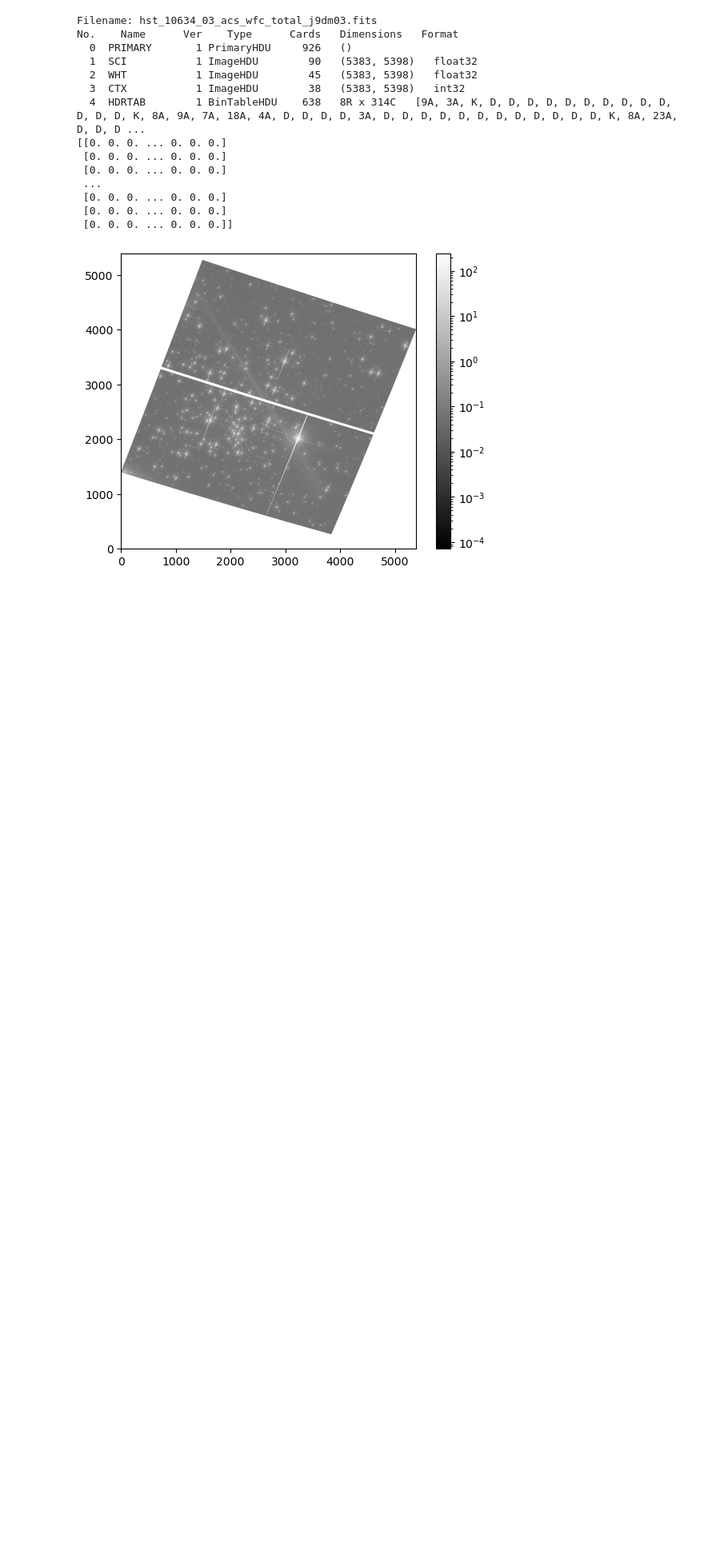
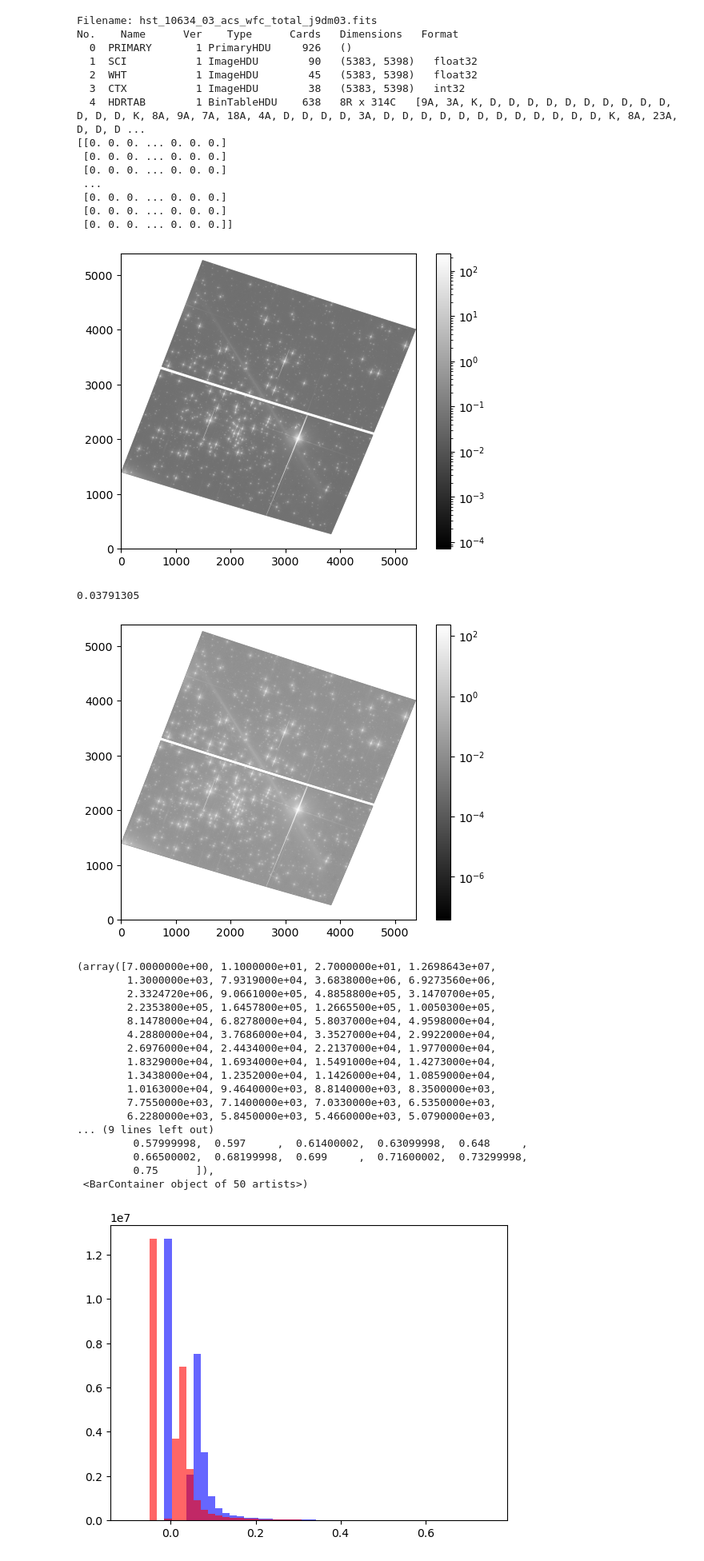
Before and after one commit to GravesTone5/Astro1221Project3, a Jupyter notebook: Project3.ipynb, the cells around one changed output. Shown at 80% size. Saved outputs shown, nothing was run; the diff lists cells and outputs as text; code cells hidden in the pictures; blank space fills up the shorter version.

Commit message:
added background subtraction(?)

```diff
--- a/Project3.ipynb
+++ b/Project3.ipynb
@@ -61,6 +61,52 @@ No.    Name      Ver    Type      Cards   Dimensions   Format
  [0. 0. 0. ... 0. 0. 0.]
  [0. 0. 0. ... 0. 0. 0.]]
 [figure]
+# %%
+clipped_data = image_data.flatten().copy()
+for i in range(5):
+    mean = np.mean(clipped_data)
+    std = np.std(clipped_data)
+    mask = np.abs(clipped_data - mean) < 3 * std
+    clipped_data = clipped_data[mask]
+background_mean = np.mean(clipped_data)
+
+
+
+
+#gaussian_PSF
+# %% [output]
+0.03791305
+# %%
+subtracted_image = image_data - background_mean
+
+plt.figure()
+plt.imshow(subtracted_image, cmap='gray', origin = 'lower', norm=LogNorm())
+plt.colorbar()
+plt.show()
+
+fig, axes = plt.subplots()
+axes.hist(image_data.flatten(), bins=50, color='blue', range=(-.1, .75), alpha=.6)
+axes.hist(subtracted_image.flatten(), bins=50, color='red', range=(-.1, .75), alpha=.6)
+# %% [output]
+[figure, added]
+(array([7.0000000e+00, 1.1000000e+01, 2.7000000e+01, 1.2698643e+07,
+        1.3000000e+03, 7.9319000e+04, 3.6838000e+06, 6.9273560e+06,
+        2.3324720e+06, 9.0661000e+05, 4.8858800e+05, 3.1470700e+05,
+        2.2353800e+05, 1.6457800e+05, 1.2665500e+05, 1.0050300e+05,
+        8.1478000e+04, 6.8278000e+04, 5.8037000e+04, 4.9598000e+04,
+        4.2880000e+04, 3.7686000e+04, 3.3527000e+04, 2.9922000e+04,
+        2.6976000e+04, 2.4434000e+04, 2.2137000e+04, 1.9770000e+04,
+        1.8329000e+04, 1.6934000e+04, 1.5491000e+04, 1.4273000e+04,
+        1.3438000e+04, 1.2352000e+04, 1.1426000e+04, 1.0859000e+04,
+        1.0163000e+04, 9.4640000e+03, 8.8140000e+03, 8.3500000e+03,
+        7.7550000e+03, 7.1400000e+03, 7.0330000e+03, 6.5350000e+03,
+        6.2280000e+03, 5.8450000e+03, 5.4660000e+03, 5.0790000e+03,
+... (9 lines left out)
+         0.57999998,  0.597     ,  0.61400002,  0.63099998,  0.648     ,
+         0.66500002,  0.68199998,  0.699     ,  0.71600002,  0.73299998,
+         0.75      ]),
+ <BarContainer object of 50 artists>)
+[figure, added]
 # %%
 star_1 = image_data[2000:2015, 3220:3240]
 plt.figure()
```
Also changed, not shown: parts of 1 cell of this notebook.
